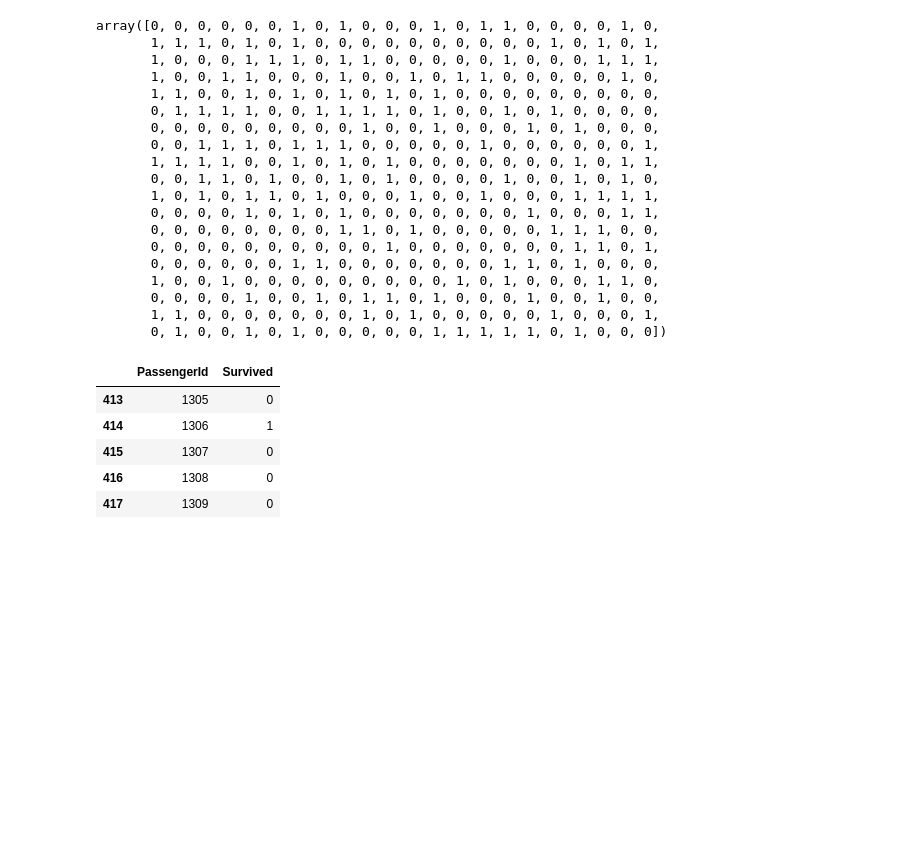
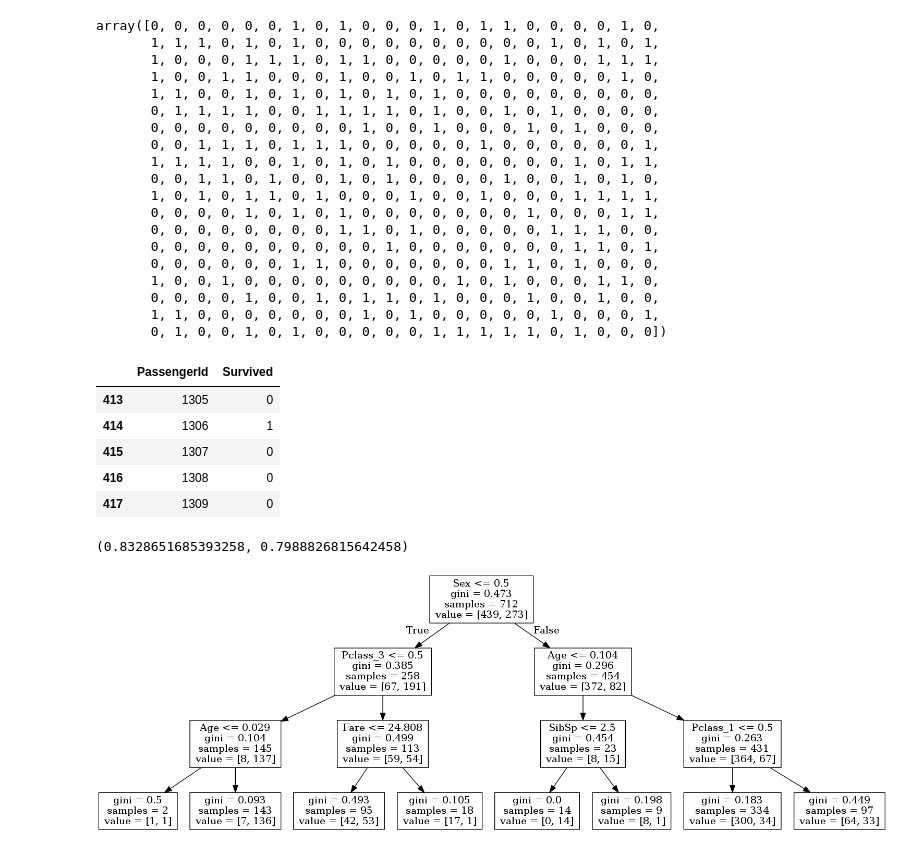
Before and after one commit to LUYUJIA/14kaggle_titanic, a Jupyter notebook: 5LightGBM.ipynb, the cells around one changed output. Cells and saved outputs as stored; diff of their text form; code cells hidden in the pictures; blank space fills up the shorter version.

```diff
--- a/5LightGBM.ipynb
+++ b/5LightGBM.ipynb
@@ -205,3 +205,30 @@ submission.tail()
 | 415 | 1307 | 0 |
 | 416 | 1308 | 0 |
 | 417 | 1309 | 0 |
+# %%
+from sklearn import tree
+clf_class = tree.DecisionTreeClassifier(max_depth=3, random_state=0)
+clf_class.fit(train_x, train_y)
+
+pred_train = clf_class.predict(train_x)
+pred_valid = clf_class.predict(valid_x)
+train_score = sum(pred_train== train_y)/len(train_y)
+valid_score  = sum(pred_valid== valid_y)/len(valid_y)
+
+train_score,valid_score
+# %% [output]
+(0.8328651685393258, 0.7988826815642458)
+# %%
+#可視化
+import pydotplus
+from IPython.display import Image
+from graphviz import Digraph
+from sklearn.externals.six import StringIO
+
+dot_data = StringIO()
+tree.export_graphviz(clf_class, out_file=dot_data,feature_names=test_df6.columns, max_depth=3)
+graph = pydotplus.graph_from_dot_data(dot_data.getvalue())
+graph.write_pdf("graph.pdf")
+Image(graph.create_png())
+# %% [output]
+[figure, added]
```
Also changed, not shown: 3 other files.
